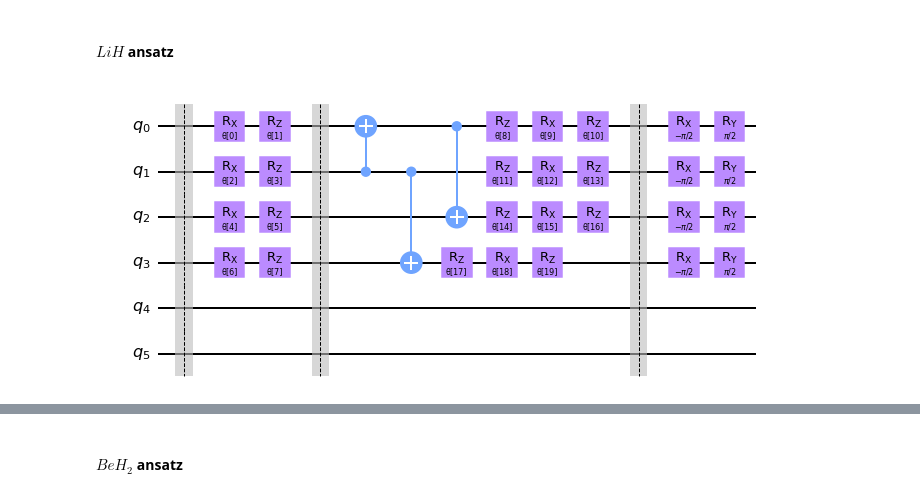
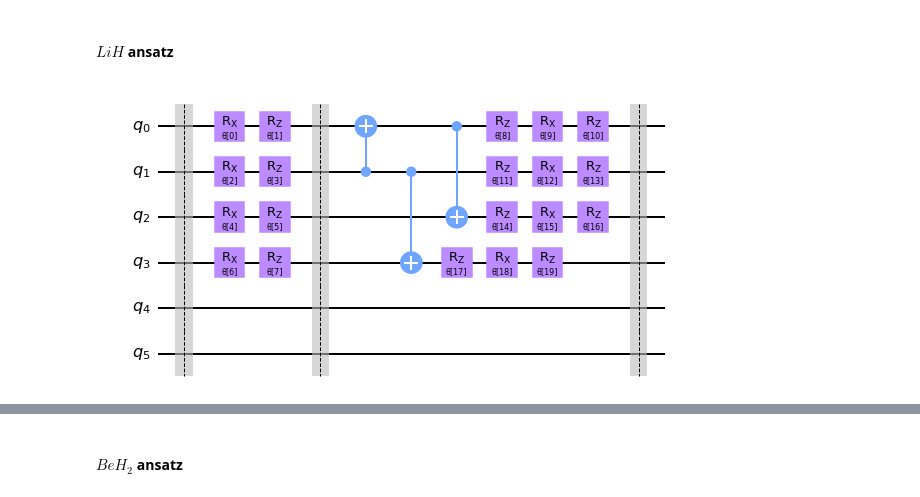
Before and after one commit to lao8n/ox_quantum, a Jupyter notebook: assignment/assignment.ipynb, the cells around one changed output, grey strips where cells are left out. Cells and saved outputs as stored; diff of their text form; code cells hidden in the pictures.

```diff
--- a/assignment/assignment.ipynb
+++ b/assignment/assignment.ipynb
@@ -105,7 +107,9 @@ We implement the general hardware efficient ansatz, with the option to change th
 # %%
-def hardware_efficient_ansatz(qubits, params, entangler, depth=1):
-    num_qubits = 6 # fixed by underlying hardware
+def hardware_efficient_ansatz(qubits, params, entangler, depth=1, use_six_qubits=False):
     num_qubits_used = len(qubits)
+    num_qubits = num_qubits_used
+    if use_six_qubits:
+        num_qubits = 6
     num_gates_per_euler_rot = 3
     num_gates_first_euler_rot = 2
     assert len(params) == hardware_efficient_ansatz_num_params(
@@ -134,9 +138,9 @@ def hardware_efficient_ansatz(qubits, params, entangler, depth=1):
             he_ansatz.compose(euler_rotation(params[params_start: params_stop]), qubits=range(q, q+1), inplace=True)
     he_ansatz.barrier()
 
-    # Post rotations section:
-    for q in qubits:
-        he_ansatz.compose(post_rotations(), qubits=range(q, q+1), inplace=True)
+    # # Post rotations section:
+    # for q in qubits:
+    #     he_ansatz.compose(post_rotations(), qubits=range(q, q+1), inplace=True)
 
     # Measurement section:
 
@@ -174,15 +192,16 @@ h2_ansatz.draw("mpl")
 # %% [markdown]
 #### $LiH$ ansatz
 # %%
-def lih_entangler():
+def lih_entangler_six_qubits():
     entangler = QuantumCircuit(6)
     entangler.cx([1, 1, 0], [0, 3, 2])
     return entangler
 
-lih_ansatz_qubits = range(4)
-lih_ansatz_num_params = hardware_efficient_ansatz_num_params(len(lih_ansatz_qubits))
-lih_ansatz_params = make_params(lih_ansatz_num_params)
-lih_ansatz = hardware_efficient_ansatz(lih_ansatz_qubits, lih_ansatz_params, lih_entangler())
-lih_ansatz.draw("mpl")
+lih_ansatz_qubits_six_qubits = range(4)
+lih_ansatz_num_params_six_qubits = hardware_efficient_ansatz_num_params(len(lih_ansatz_qubits_six_qubits))
+lih_ansatz_params_six_qubits = make_params(lih_ansatz_num_params_six_qubits)
+lih_ansatz_six_qubits = hardware_efficient_ansatz(
+    lih_ansatz_qubits_six_qubits, lih_ansatz_params_six_qubits, lih_entangler_six_qubits(), use_six_qubits=True)
+lih_ansatz_six_qubits.draw("mpl")
 # %% [output]
-[figure, old version]
+[figure, new version]
```
Also changed, not shown: parts of 11 cells of this notebook.
